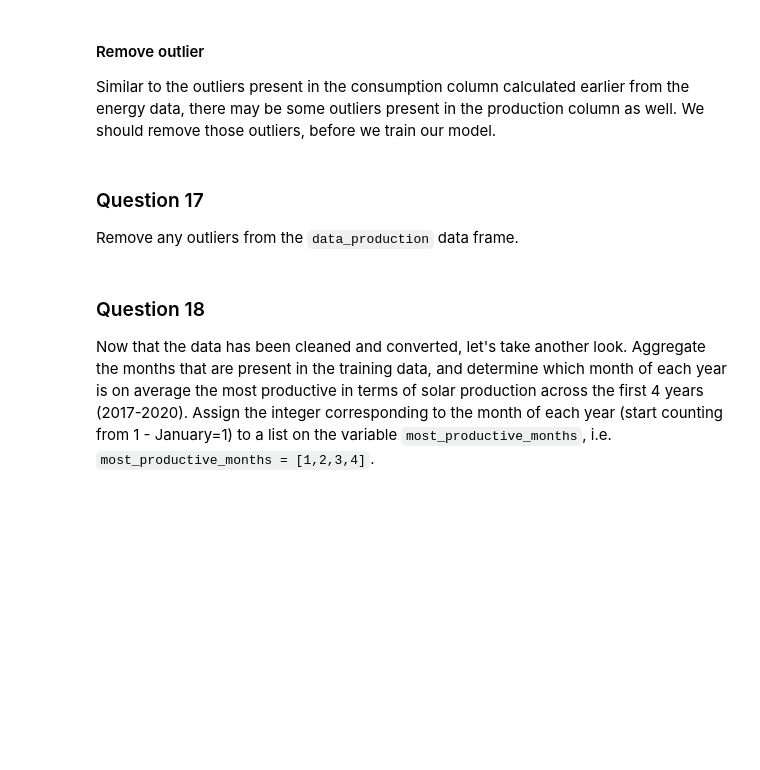
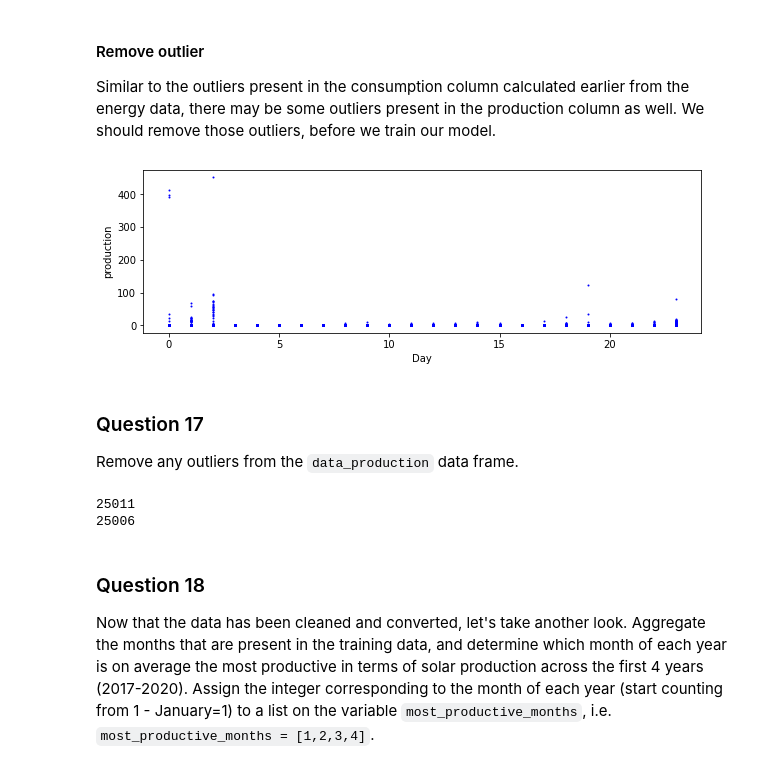
Before and after one commit to PanosBn/IoTGroup9, a Jupyter notebook: assignment.ipynb, the cells around one changed output. Saved outputs shown, nothing was run; the diff lists cells and outputs as text; code cells hidden in the pictures; blank space fills up the shorter version.

```diff
--- a/assignment.ipynb
+++ b/assignment.ipynb
@@ -1383,3 +1394,14 @@ Similar to the outliers present in the consumption column calculated earlier fro
+# %%
+# TODO: Explore the data to identify any outliers
+def plot(df, col):
+    x = df["hour"]
+    plt.figure(figsize=(10,3))
+    plt.plot(x, df[col], 'bo', markersize=1)
+    plt.xlabel('Day')
+    plt.ylabel(col)
+plot(data_production, "production")
+# %% [output]
+[figure, added]
 # %% [markdown]
 ### Question 17
 
@@ -1397,3 +1409,12 @@ plt.axis([X.min(), X.max(), Y.min(), Y.max()])
+# %%
+#// BEGIN_TODO [Q17]
+print(len(data_production))
+data_production = data_production[data_production['production'] < 101]
+print(len(data_production))
+#// END_TODO [Q17]
+# %% [output]
+25011
+25006
 # %% [markdown]
 ### Question 18
 
```
Also changed, not shown: parts of 5 cells of this notebook.
